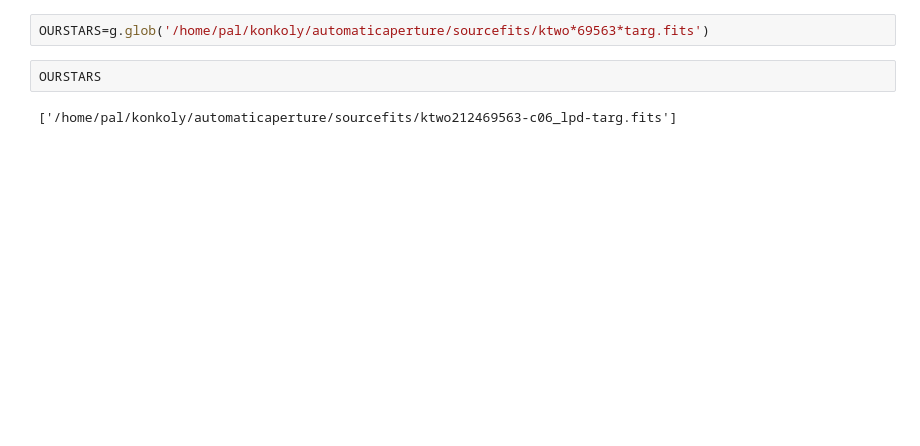
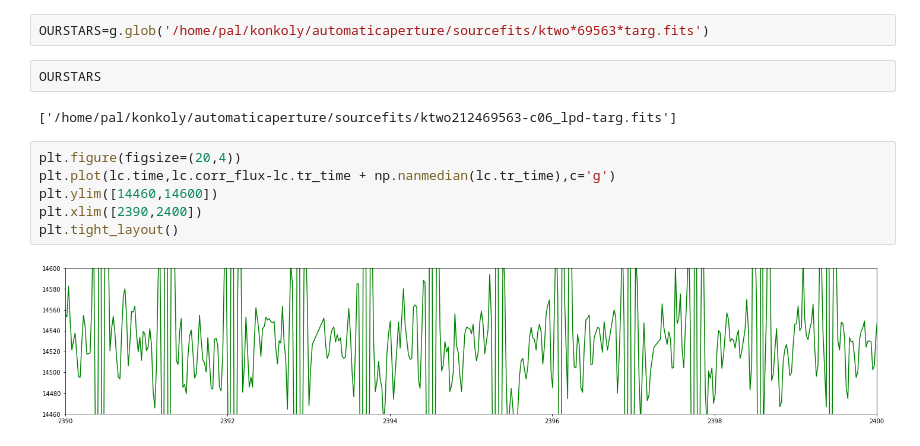
Before and after one commit to zabop/applyk2sc, a Jupyter notebook: including_k2sc.ipynb, the cells around one changed output. Saved outputs shown, nothing was run; the diff lists cells and outputs as text; blank space fills up the shorter version.

```diff
--- a/including_k2sc.ipynb
+++ b/including_k2sc.ipynb
@@ -423,3 +502,11 @@ OURSTARS=g.glob('/home/pal/konkoly/automaticaperture/sourcefits/ktwo*69563*targ.
 OURSTARS
 # %% [output]
 ['/home/pal/konkoly/automaticaperture/sourcefits/ktwo212469563-c06_lpd-targ.fits']
+# %%
+plt.figure(figsize=(20,4))
+plt.plot(lc.time,lc.corr_flux-lc.tr_time + np.nanmedian(lc.tr_time),c='g')
+plt.ylim([14460,14600])
+plt.xlim([2390,2400])
+plt.tight_layout()
+# %% [output]
+[figure, added]
```
Also changed, not shown: parts of 17 cells of this notebook.
